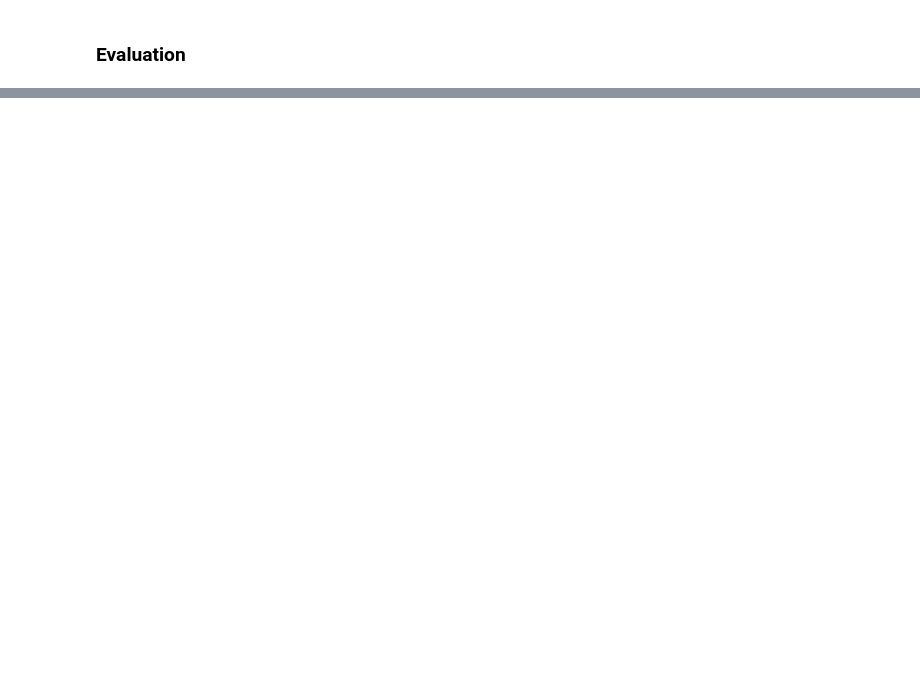
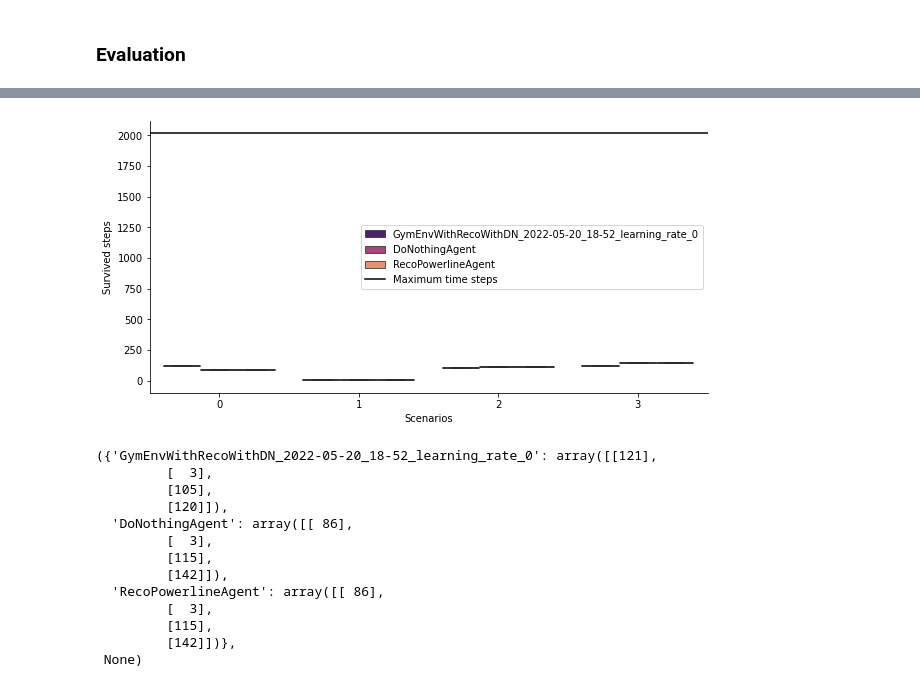
Before and after one commit to gaetanserre/L2RPN-WCCI-Baselines, a Jupyter notebook: RL/eval.ipynb, the cells around one changed output, grey strips where cells are left out. Cells and saved outputs as stored; diff of their text form; code cells hidden in the pictures; blank space fills up the shorter version.

```diff
--- a/RL/eval.ipynb
+++ b/RL/eval.ipynb
@@ -103,0 +226,11 @@ create_box_plot(dict_ts_survived, dn, reco)
+# %%
+from grid2op.Agent import RecoPowerlineAgent, DoNothingAgent
+from grid2op.Runner import Runner
+from examples.ppo_stable_baselines.C_evaluate_trained_model import load_agent
+from grid2op.Chronics import MultifolderWithCache
+from tqdm import tqdm
+
+with open("./preprocess_obs.json", "r", encoding="utf-8") as f:
+    obs_space_kwargs = json.load(f)
+with open("./preprocess_act.json", "r", encoding="utf-8") as f:
+    act_space_kwargs = json.load(f)
@@ -103,0 +299,17 @@ create_box_plot(dict_ts_survived, dn, reco)
+# %%
+results_dict, create_box_plot(results_dict, [], [])
+# %% [output]
+[figure, added]
+({'GymEnvWithRecoWithDN_2022-05-20_18-52_learning_rate_0': array([[121],
+         [  3],
+         [105],
+         [120]]),
+  'DoNothingAgent': array([[ 86],
+         [  3],
+         [115],
+         [142]]),
+  'RecoPowerlineAgent': array([[ 86],
+         [  3],
+         [115],
+         [142]])},
+ None)
```
Also changed, not shown: parts of 20 cells of this notebook, 15 other files.
